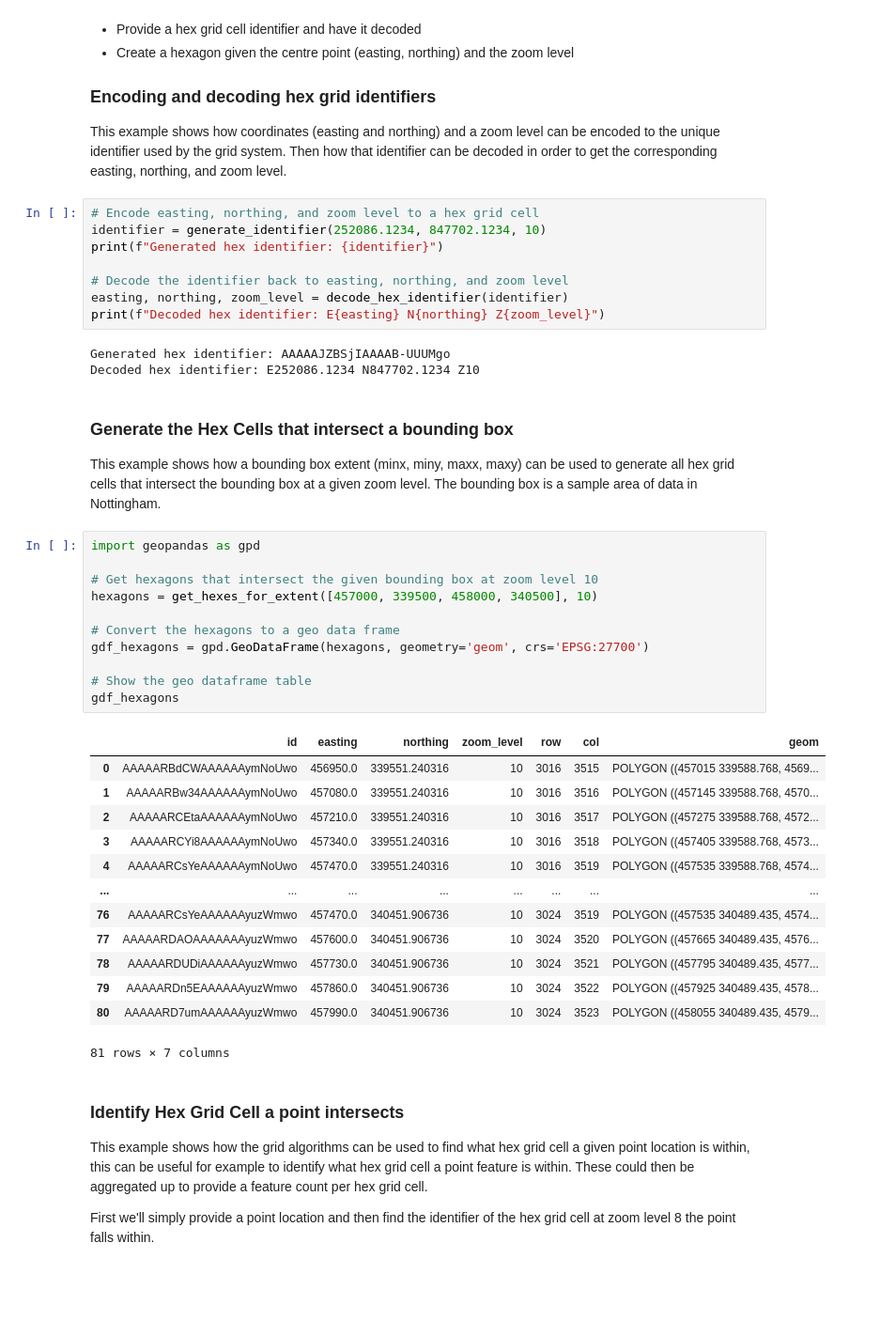
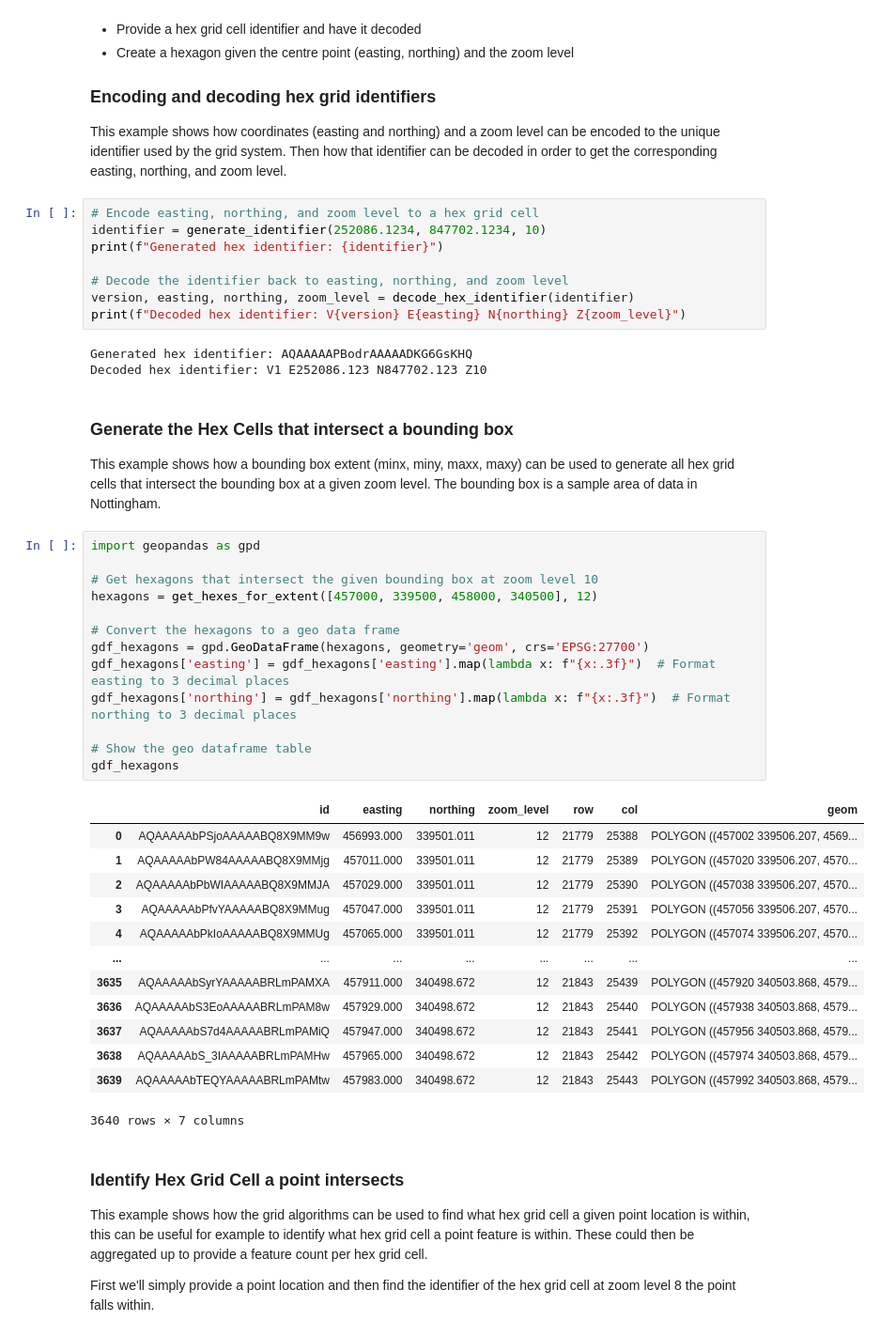
Before and after one commit to national-underground-asset-register/osgb-hexgrid, a Jupyter notebook: n3gb-demonstration.ipynb, the cells around one changed output. Shown at 94% size. Cells and saved outputs as stored; diff of their text form; blank space fills up the shorter version.

```diff
--- a/n3gb-demonstration.ipynb
+++ b/n3gb-demonstration.ipynb
@@ -202,11 +217,11 @@ identifier = generate_identifier(252086.1234, 847702.1234, 10)
 print(f"Generated hex identifier: {identifier}")
 
 # Decode the identifier back to easting, northing, and zoom level
-easting, northing, zoom_level = decode_hex_identifier(identifier)
-print(f"Decoded hex identifier: E{easting} N{northing} Z{zoom_level}")
+version, easting, northing, zoom_level = decode_hex_identifier(identifier)
+print(f"Decoded hex identifier: V{version} E{easting} N{northing} Z{zoom_level}")
 # %% [output]
-Generated hex identifier: AAAAAJZBSjIAAAAB-UUUMgo
-Decoded hex identifier: E252086.1234 N847702.1234 Z10
+Generated hex identifier: AQAAAAAPBodrAAAAADKG6GsKHQ
+Decoded hex identifier: V1 E252086.123 N847702.123 Z10
 # %% [markdown]
 ### Generate the Hex Cells that intersect a bounding box
 
@@ -214,28 +229,30 @@ This example shows how a bounding box extent (minx, miny, maxx, maxy) can be use
 # %%
 import geopandas as gpd
 
 # Get hexagons that intersect the given bounding box at zoom level 10
-hexagons = get_hexes_for_extent([457000, 339500, 458000, 340500], 10)
+hexagons = get_hexes_for_extent([457000, 339500, 458000, 340500], 12)
 
 # Convert the hexagons to a geo data frame
 gdf_hexagons = gpd.GeoDataFrame(hexagons, geometry='geom', crs='EPSG:27700')
+gdf_hexagons['easting'] = gdf_hexagons['easting'].map(lambda x: f"{x:.3f}")  # Format easting to 3 decimal places
+gdf_hexagons['northing'] = gdf_hexagons['northing'].map(lambda x: f"{x:.3f}")  # Format northing to 3 decimal places
 
 # Show the geo dataframe table
 gdf_hexagons
 # %% [output]
 |  | id | easting | northing | zoom_level | row | col | geom |
-| 0 | AAAAARBdCWAAAAAAymNoUwo | 456950.0 | 339551.240316 | 10 | 3016 | 3515 | POLYGON ((457015 339588.768, 4569... |
-| 1 | AAAAARBw34AAAAAAymNoUwo | 457080.0 | 339551.240316 | 10 | 3016 | 3516 | POLYGON ((457145 339588.768, 4570... |
-| 2 | AAAAARCEtaAAAAAAymNoUwo | 457210.0 | 339551.240316 | 10 | 3016 | 3517 | POLYGON ((457275 339588.768, 4572... |
-| 3 | AAAAARCYi8AAAAAAymNoUwo | 457340.0 | 339551.240316 | 10 | 3016 | 3518 | POLYGON ((457405 339588.768, 4573... |
-| 4 | AAAAARCsYeAAAAAAymNoUwo | 457470.0 | 339551.240316 | 10 | 3016 | 3519 | POLYGON ((457535 339588.768, 4574... |
+| 0 | AQAAAAAbPSjoAAAAABQ8X9MM9w | 456993.000 | 339501.011 | 12 | 21779 | 25388 | POLYGON ((457002 339506.207, 4569... |
+| 1 | AQAAAAAbPW84AAAAABQ8X9MMjg | 457011.000 | 339501.011 | 12 | 21779 | 25389 | POLYGON ((457020 339506.207, 4570... |
+| 2 | AQAAAAAbPbWIAAAAABQ8X9MMJA | 457029.000 | 339501.011 | 12 | 21779 | 25390 | POLYGON ((457038 339506.207, 4570... |
+| 3 | AQAAAAAbPfvYAAAAABQ8X9MMug | 457047.000 | 339501.011 | 12 | 21779 | 25391 | POLYGON ((457056 339506.207, 4570... |
+| 4 | AQAAAAAbPkIoAAAAABQ8X9MMUg | 457065.000 | 339501.011 | 12 | 21779 | 25392 | POLYGON ((457074 339506.207, 4570... |
 | ... | ... | ... | ... | ... | ... | ... | ... |
-| 76 | AAAAARCsYeAAAAAAyuzWmwo | 457470.0 | 340451.906736 | 10 | 3024 | 3519 | POLYGON ((457535 340489.435, 4574... |
-| 77 | AAAAARDAOAAAAAAAyuzWmwo | 457600.0 | 340451.906736 | 10 | 3024 | 3520 | POLYGON ((457665 340489.435, 4576... |
-| 78 | AAAAARDUDiAAAAAAyuzWmwo | 457730.0 | 340451.906736 | 10 | 3024 | 3521 | POLYGON ((457795 340489.435, 4577... |
-| 79 | AAAAARDn5EAAAAAAyuzWmwo | 457860.0 | 340451.906736 | 10 | 3024 | 3522 | POLYGON ((457925 340489.435, 4578... |
-| 80 | AAAAARD7umAAAAAAyuzWmwo | 457990.0 | 340451.906736 | 10 | 3024 | 3523 | POLYGON ((458055 340489.435, 4579... |
+| 3635 | AQAAAAAbSyrYAAAAABRLmPAMXA | 457911.000 | 340498.672 | 12 | 21843 | 25439 | POLYGON ((457920 340503.868, 4579... |
+| 3636 | AQAAAAAbS3EoAAAAABRLmPAM8w | 457929.000 | 340498.672 | 12 | 21843 | 25440 | POLYGON ((457938 340503.868, 4579... |
+| 3637 | AQAAAAAbS7d4AAAAABRLmPAMiQ | 457947.000 | 340498.672 | 12 | 21843 | 25441 | POLYGON ((457956 340503.868, 4579... |
+| 3638 | AQAAAAAbS_3IAAAAABRLmPAMHw | 457965.000 | 340498.672 | 12 | 21843 | 25442 | POLYGON ((457974 340503.868, 4579... |
+| 3639 | AQAAAAAbTEQYAAAAABRLmPAMtw | 457983.000 | 340498.672 | 12 | 21843 | 25443 | POLYGON ((457992 340503.868, 4579... |
-81 rows × 7 columns
+3640 rows × 7 columns
 # %% [markdown]
 ### Identify Hex Grid Cell a point intersects
 
```
Also changed, not shown: parts of 8 cells of this notebook, 2 other files.
